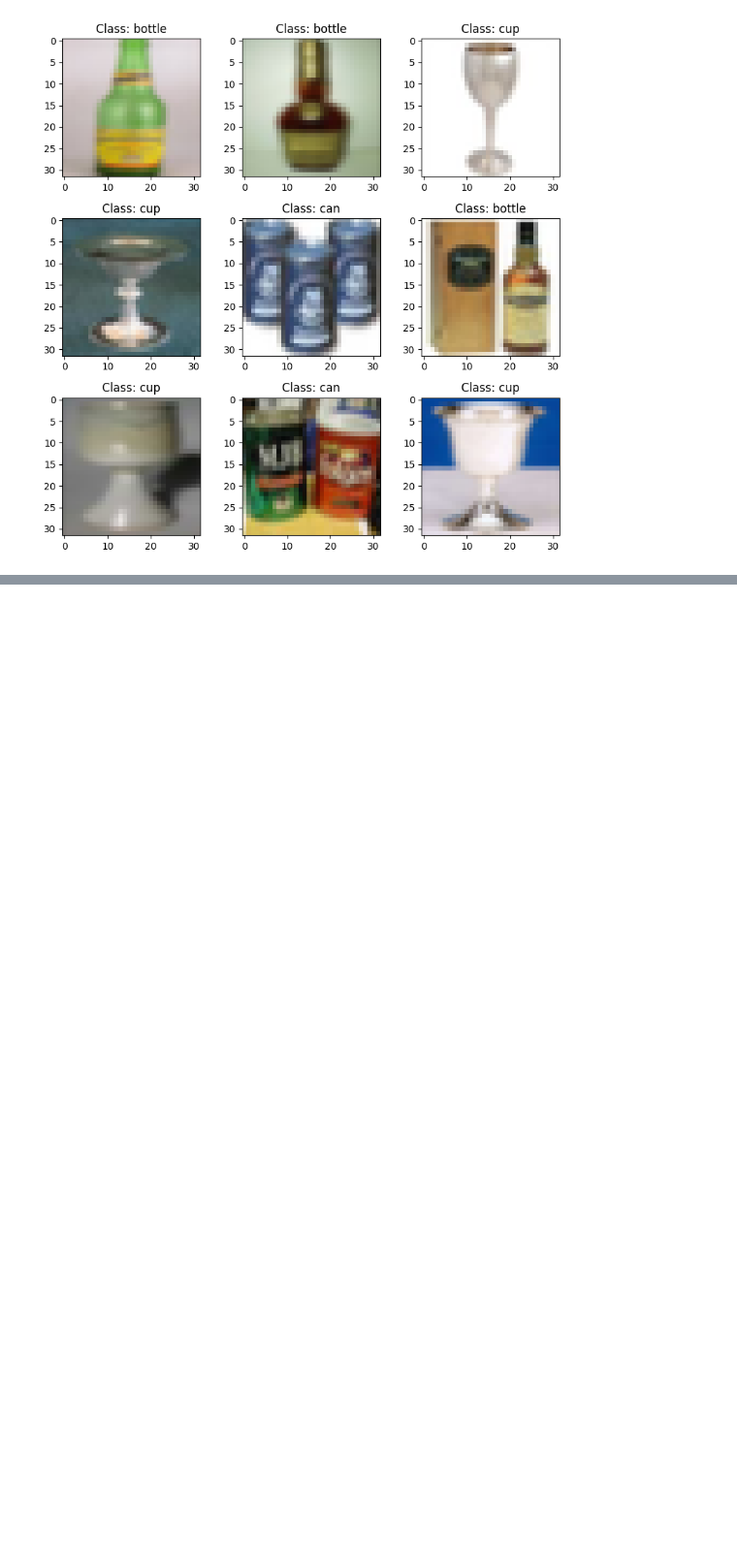
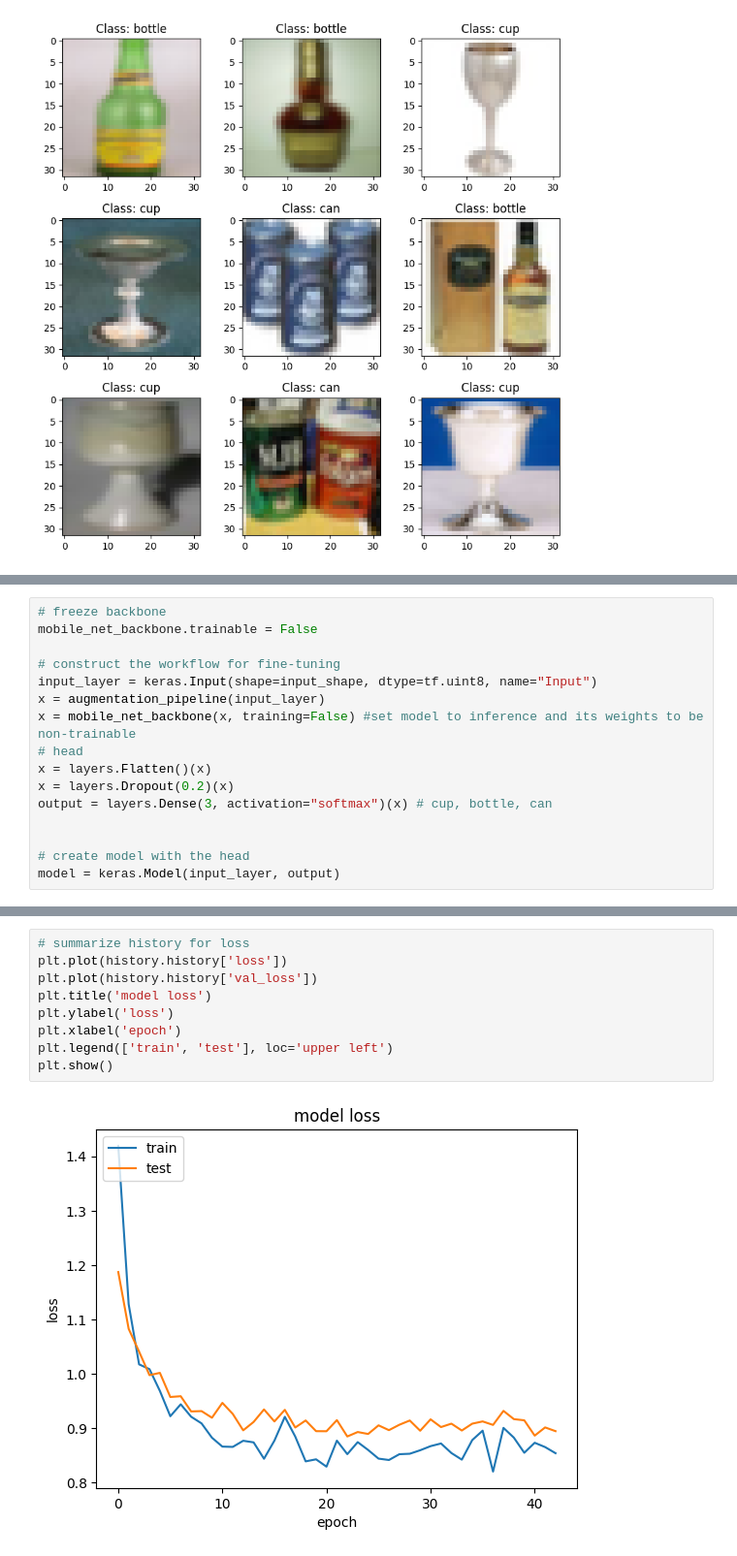
Before and after one commit to Sofie273/bvbv-rbp, a Jupyter notebook: mobileNet.ipynb, the cells around one changed output, grey strips where cells are left out. Shown: that part at 97% size. Drawn from its saved outputs; the diff is of its cells as text; blank space fills up the shorter version.

```diff
--- a/mobileNet.ipynb
+++ b/mobileNet.ipynb
@@ -320,0 +396,16 @@ plt.tight_layout()
+# %%
+# freeze backbone
+mobile_net_backbone.trainable = False
+
+# construct the workflow for fine-tuning
+input_layer = keras.Input(shape=input_shape, dtype=tf.uint8, name="Input")
+x = augmentation_pipeline(input_layer)
+x = mobile_net_backbone(x, training=False) #set model to inference and its weights to be non-trainable
+# head
+x = layers.Flatten()(x)
+x = layers.Dropout(0.2)(x)
+output = layers.Dense(3, activation="softmax")(x) # cup, bottle, can
+
+
+# create model with the head
+model = keras.Model(input_layer, output)
@@ -320,0 +512,11 @@ plt.tight_layout()
+# %%
+# summarize history for loss
+plt.plot(history.history['loss'])
+plt.plot(history.history['val_loss'])
+plt.title('model loss')
+plt.ylabel('loss')
+plt.xlabel('epoch')
+plt.legend(['train', 'test'], loc='upper left')
+plt.show()
+# %% [output]
+[figure, added]
```
Also changed, not shown: parts of 22 cells of this notebook, 1 other file.
